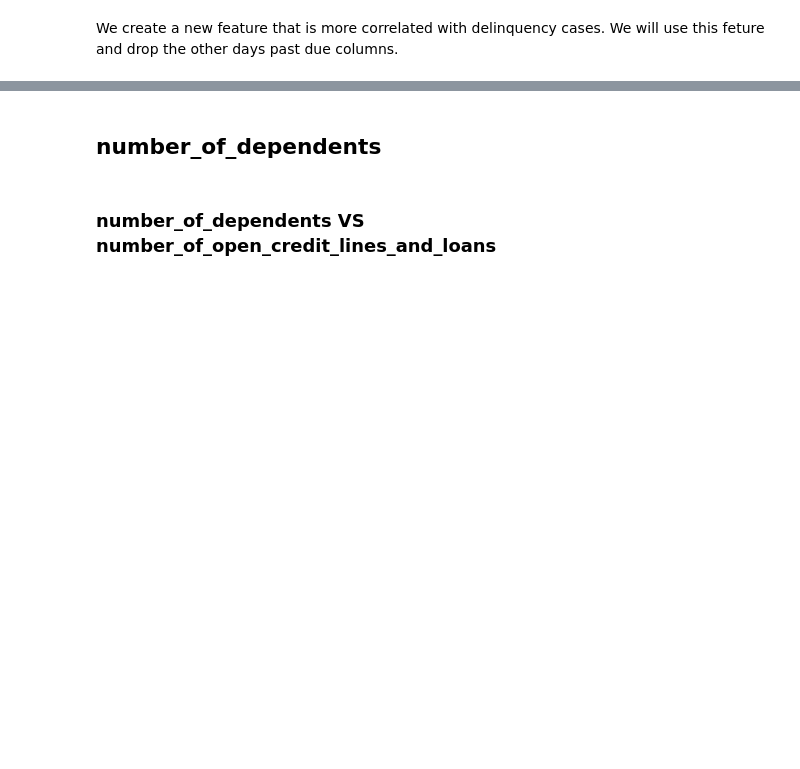
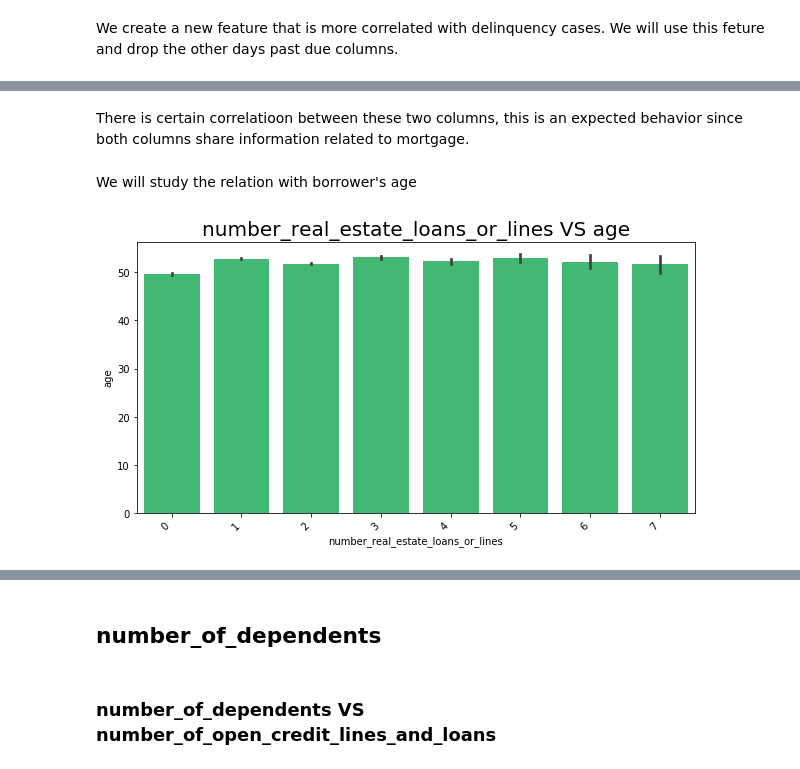
Before and after one commit to renzobechler-zz/credits_eda, a Jupyter notebook: notebooks/EDA.ipynb, the cells around one changed output, grey strips where cells are left out. Cells and saved outputs as stored; diff of their text form; code cells hidden in the pictures; blank space fills up the shorter version.

```diff
--- a/notebooks/EDA.ipynb
+++ b/notebooks/EDA.ipynb
@@ -312,0 +338,16 @@ credit_data = credit_data.drop('number_of_times90_days_late', axis=1)
+# %% [markdown]
+There is certain correlatioon between these two columns, this is an expected behavior since both columns share information related to mortgage.
+# %% [markdown]
+We will study the relation with borrower's age
+# %%
+#Create subplots
+fig, ax = plt.subplots(figsize=(10,5))
+
+ax1 = sns.barplot(x='number_real_estate_loans_or_lines' , y='age', ax=ax, data=credit_data, color='#2ecc71');
+
+ax1.set_xticklabels(ax1.get_xticklabels(), rotation=45, ha="right")
+
+ax1.set_title('number_real_estate_loans_or_lines VS age',fontsize= 20)
+plt.show()
+# %% [output]
+[figure, added]
```
Also changed, not shown: parts of 49 cells of this notebook, 1 other file.
